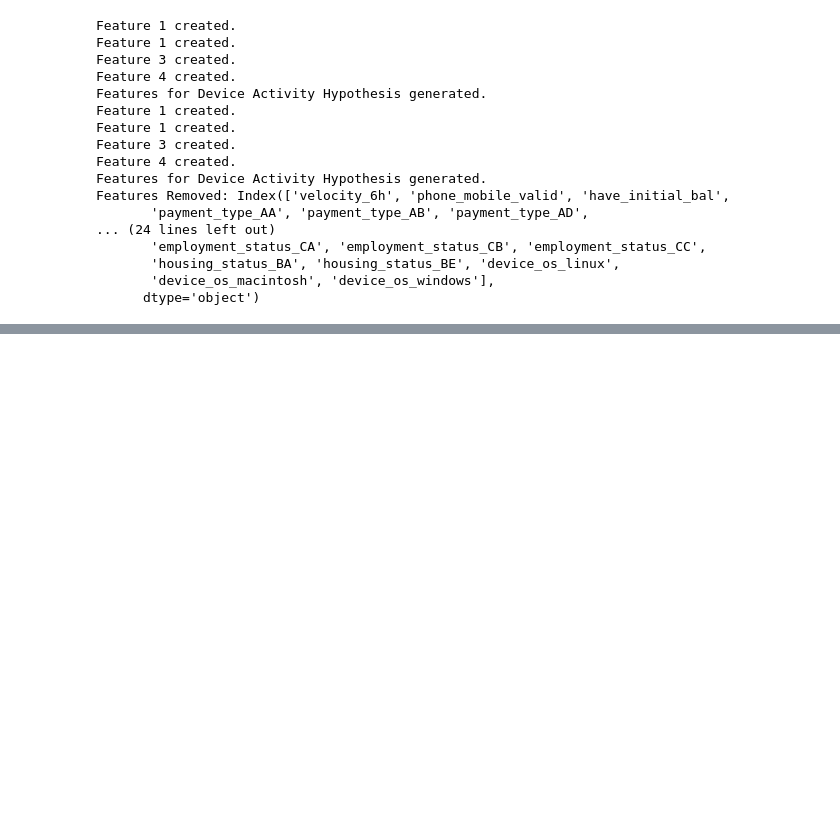
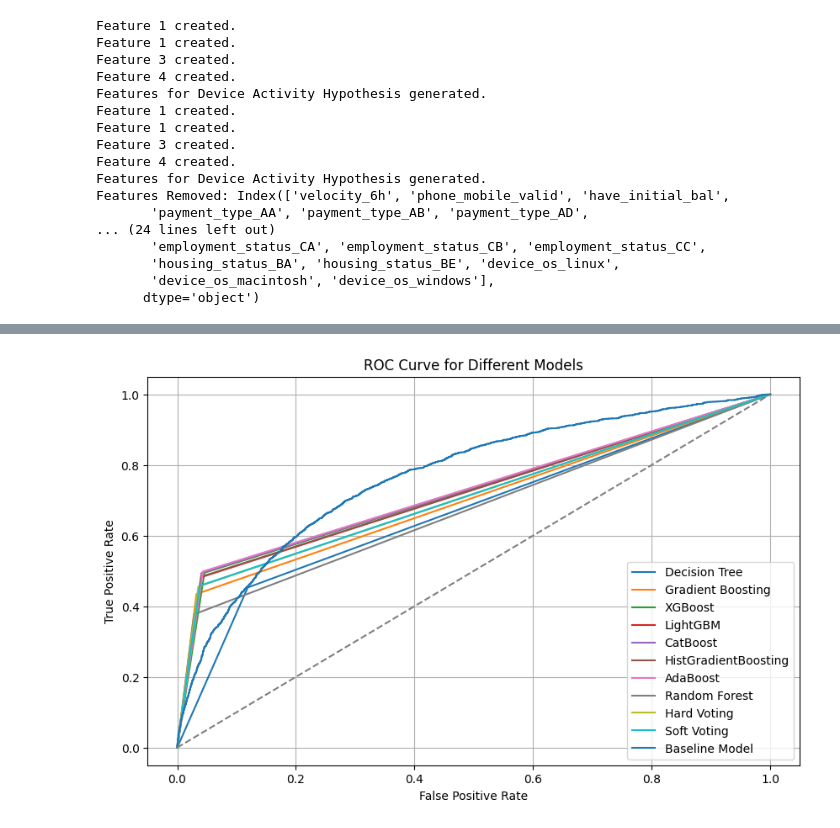
Before and after one commit to kclzl-nus/Detect-Fraudulent-Bank-Accounts, a Jupyter notebook: notebooks/4.1-challenger-model.ipynb, the cells around one changed output, grey strips where cells are left out. Saved outputs shown, nothing was run; the diff lists cells and outputs as text; code cells hidden in the pictures; blank space fills up the shorter version.

```diff
--- a/notebooks/4.1-challenger-model.ipynb
+++ b/notebooks/4.1-challenger-model.ipynb
@@ -1013,0 +1146,74 @@ with open('../models/soft_voting_model.pkl', 'wb') as file:
+# %%
+# Initialize lists to store model names and ROC curves
+model_names = []
+roc_curves = []
+
+# Lists to store evaluation metrics
+recalls = []
+accuracies = []
+f1_scores = []
+precisions = []
+
+# List of all models
+all_models = [
+    ('Decision Tree', dt_model),
+    ('Gradient Boosting', gb_model),
+    ('XGBoost', xgb_model),
+    ('LightGBM', lgbm_model),
+    ('CatBoost', catboost_model),
+    ('HistGradientBoosting', hist_gb_model),
+    ('AdaBoost', adaboost_model),
+    ('Random Forest', rf_model),
+    # ('Grid Search Random Forest', rf_grid_model)
+    ('Hard Voting', hard_voting_model),
+    ('Soft Voting', soft_voting_model)
+]
+
+# Iterate over each model
+for model_name, model in all_models:
+    # Make predictions
+    if model_name in ['Hard Voting', 'Soft Voting']:
+        y_pred = model.predict(X_test_rfe_fe)
+    else:
+        y_pred = model.predict(X_test_rfe_fe)
+
+    # Calculate evaluation metrics
+    recall = recall_score(y_test_rfe_fe, y_pred)
+    accuracy = accuracy_score(y_test_rfe_fe, y_pred)
+    f1 = f1_score(y_test_rfe_fe, y_pred)
+    precision = precision_score(y_test_rfe_fe, y_pred)
+
+    # Append model name and evaluation metrics to lists
+    model_names.append(model_name)
+    recalls.append(recall)
+    accuracies.append(accuracy)
+    f1_scores.append(f1)
+    precisions.append(precision)
+
+    # Calculate ROC curve
+    fpr, tpr, _ = roc_curve(y_test_rfe_fe, y_pred)
+    roc_curves.append((fpr, tpr))
+
+# Plot ROC curves for all models
+plt.figure(figsize=(10, 6))
+for model_name, (fpr, tpr) in zip(model_names, roc_curves):
+    plt.plot(fpr, tpr, label=model_name)
+plt.plot(fpr_bm,tpr_bm,label = 'Baseline Model')
+plt.plot([0, 1], [0, 1], linestyle='--', color='gray')
+plt.xlabel('False Positive Rate')
+plt.ylabel('True Positive Rate')
+plt.title('ROC Curve for Different Models')
+plt.legend(loc='lower right')
+plt.grid(True)
+plt.show()
+
+# Print evaluation metrics for each model
+for i, model_name in enumerate(model_names):
+    print(f"Model: {model_name}")
+    print(f"Recall: {recalls[i]}")
+    print(f"Accuracy: {accuracies[i]}")
+    print(f"F1 Score: {f1_scores[i]}")
+    print(f"Precision: {precisions[i]}")
+    print()
+# %% [output]
+[figure, added]
```
Also changed, not shown: parts of 23 cells of this notebook.
